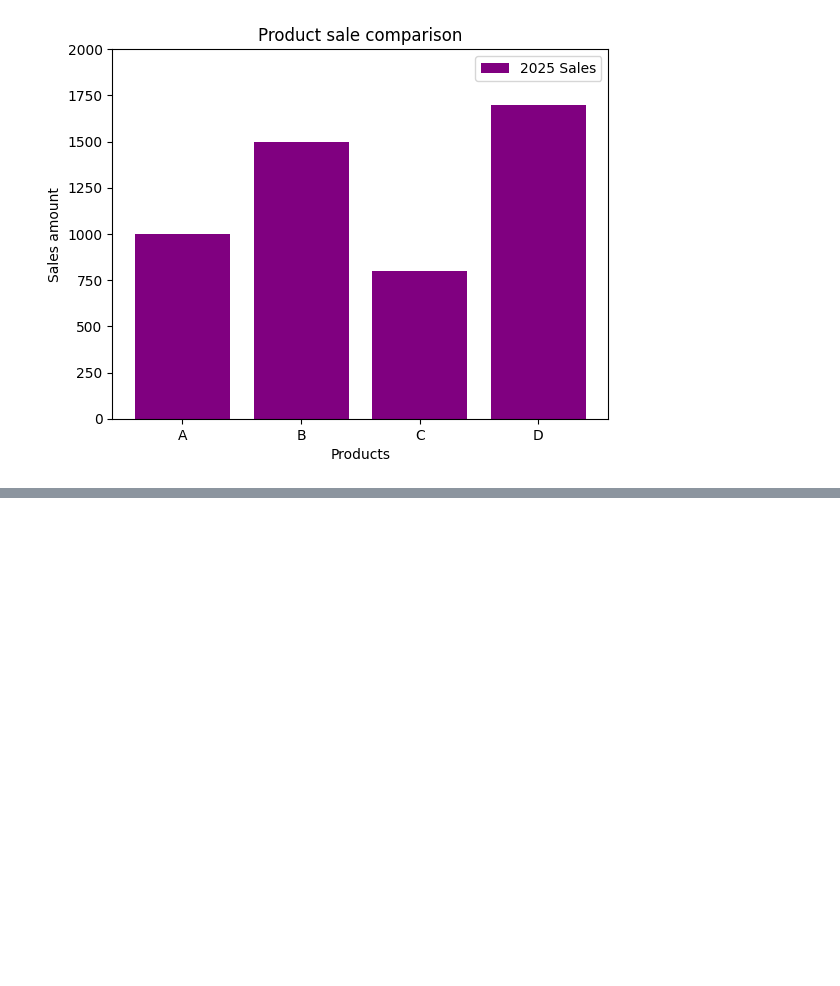
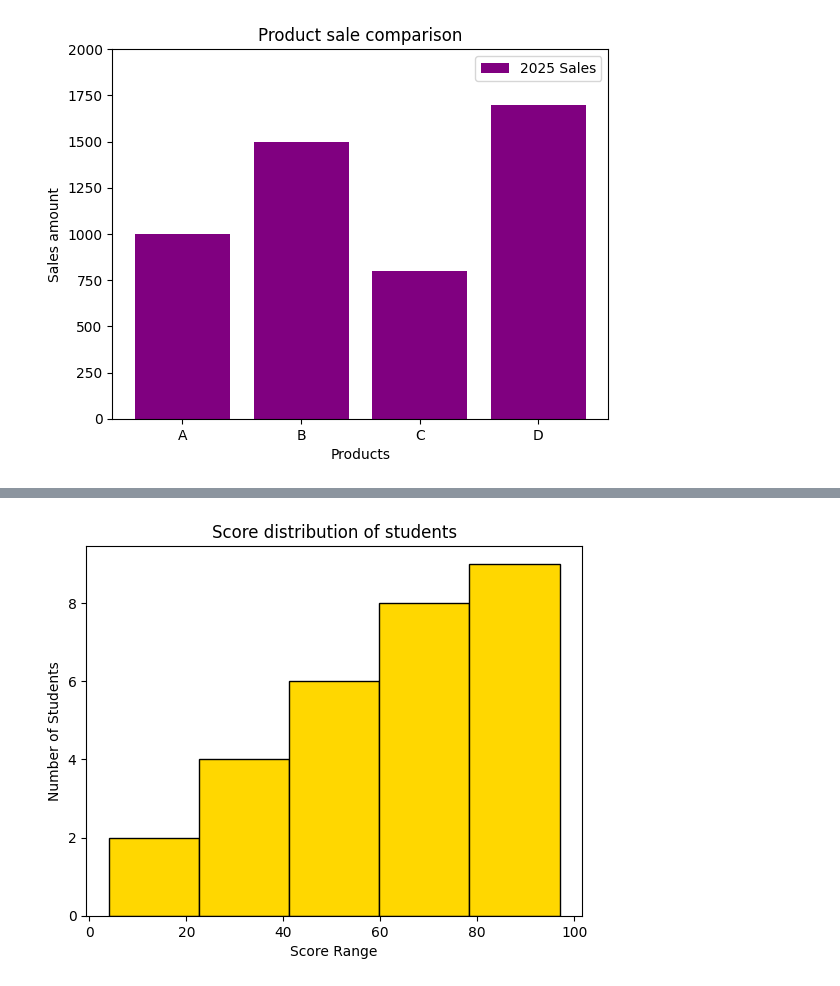
Before and after one commit to Deepanshu07-eng/Python, a Jupyter notebook: Matplotlib/3 typesOfcharts.ipynb, the cells around one changed output, grey strips where cells are left out. Drawn from its saved outputs; the diff is of its cells as text; code cells hidden in the pictures; blank space fills up the shorter version.

Commit message:
Histogram

```diff
--- a/Matplotlib/3 typesOfcharts.ipynb
+++ b/Matplotlib/3 typesOfcharts.ipynb
@@ -29,0 +30,13 @@ plt.show()
+# %%
+#plt.hist(data, bins=number_of_bins, color='Colorname', edgecolor='black')
+
+import matplotlib.pyplot as plt
+
+scores = [45, 67, 24, 52, 75, 82, 92, 64, 8, 53, 74, 68, 89, 84, 93, 56, 35, 78,32,53,74,85,37,86,58,97,66,97,4]
+plt.hist(scores, bins=5, color='gold', edgecolor='black')
+plt.xlabel('Score Range')
+plt.ylabel('Number of Students')
+plt.title('Score distribution of students')
+plt.show()
+# %% [output]
+[figure, added]
```
Also changed, not shown: parts of 1 cell of this notebook.
